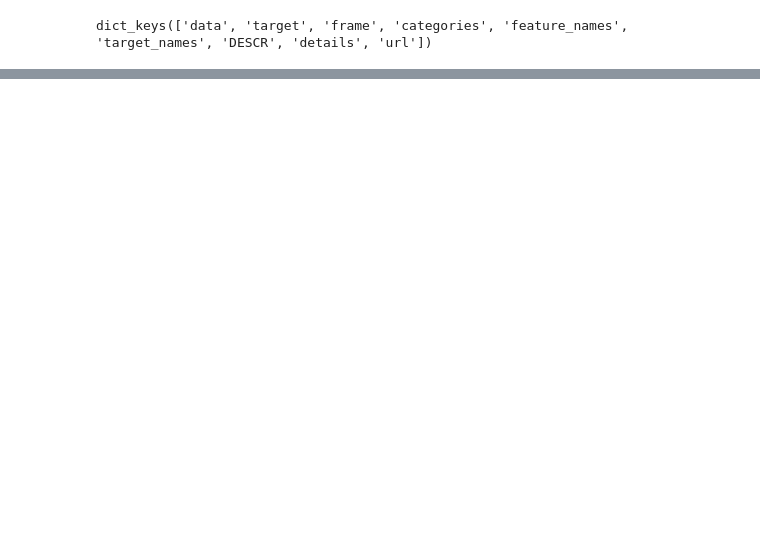
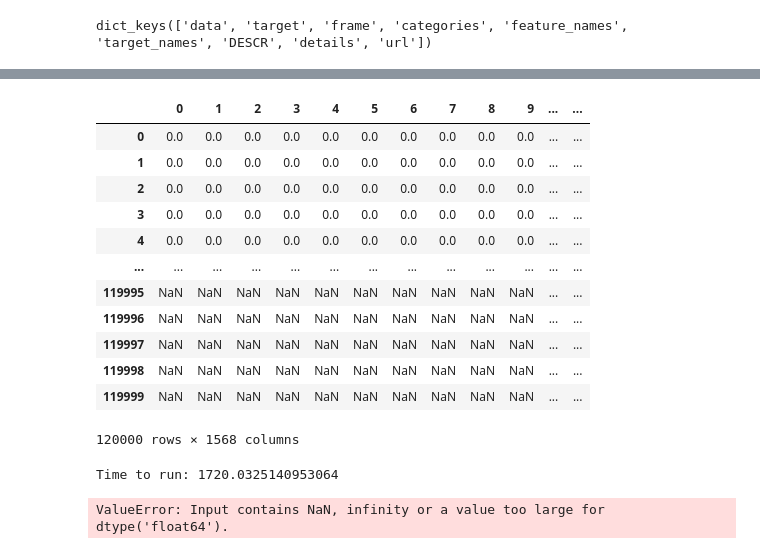
Before and after one commit to gloriahwoang/MNIST-Classification, a Jupyter notebook: MNIST_Part_II.ipynb, the cells around one changed output, grey strips where cells are left out. Saved outputs shown, nothing was run; the diff lists cells and outputs as text; code cells hidden in the pictures; blank space fills up the shorter version.

```diff
--- a/MNIST_Part_II.ipynb
+++ b/MNIST_Part_II.ipynb
@@ -58,0 +69,58 @@ X_train, X_test, y_train, y_test = X[:60000], X[60000:], y[:60000], y[60000:]
+# %%
+trainX_aug
+# %% [output]
+|  | 0 | 1 | 2 | 3 | 4 | 5 | 6 | 7 | 8 | 9 | ... | ... |
+| 0 | 0.0 | 0.0 | 0.0 | 0.0 | 0.0 | 0.0 | 0.0 | 0.0 | 0.0 | 0.0 | ... | ... |
+| 1 | 0.0 | 0.0 | 0.0 | 0.0 | 0.0 | 0.0 | 0.0 | 0.0 | 0.0 | 0.0 | ... | ... |
+| 2 | 0.0 | 0.0 | 0.0 | 0.0 | 0.0 | 0.0 | 0.0 | 0.0 | 0.0 | 0.0 | ... | ... |
+| 3 | 0.0 | 0.0 | 0.0 | 0.0 | 0.0 | 0.0 | 0.0 | 0.0 | 0.0 | 0.0 | ... | ... |
+| 4 | 0.0 | 0.0 | 0.0 | 0.0 | 0.0 | 0.0 | 0.0 | 0.0 | 0.0 | 0.0 | ... | ... |
+| ... | ... | ... | ... | ... | ... | ... | ... | ... | ... | ... | ... | ... |
+| 119995 | NaN | NaN | NaN | NaN | NaN | NaN | NaN | NaN | NaN | NaN | ... | ... |
+| 119996 | NaN | NaN | NaN | NaN | NaN | NaN | NaN | NaN | NaN | NaN | ... | ... |
+| 119997 | NaN | NaN | NaN | NaN | NaN | NaN | NaN | NaN | NaN | NaN | ... | ... |
+| 119998 | NaN | NaN | NaN | NaN | NaN | NaN | NaN | NaN | NaN | NaN | ... | ... |
+| 119999 | NaN | NaN | NaN | NaN | NaN | NaN | NaN | NaN | NaN | NaN | ... | ... |
+120000 rows × 1568 columns
+# %%
+begin = time.time()
+trainX_aug = []
+trainY_aug = []
+
+for image, label in zip(np.array(X_train), y_train):
+    #shift down
+    shift_image = shift(image.reshape((28,28)), [1,0], cval = 0, mode="constant")
+    shift_image = shift_image.reshape([-1])
+    trainX_aug.append(shift_image.round())
+    trainY_aug.append(label)
+    #shift up
+    shift_image = shift(image.reshape((28,28)), [-1,0], cval = 0, mode="constant")
+    shift_image = shift_image.reshape([-1])
+    trainX_aug.append(shift_image.round())
+    trainY_aug.append(label)
+    #shift right
+    shift_image = shift(image.reshape((28,28)), [0,1], cval = 0, mode="constant")
+    shift_image = shift_image.reshape([-1])
+    trainX_aug.append(shift_image.round())
+    trainY_aug.append(label)
+    #shift left
+    shift_image = shift(image.reshape((28,28)), [0,-1], cval = 0, mode="constant")
+    shift_image = shift_image.reshape([-1])
+    trainX_aug.append(shift_image.round())
+    trainY_aug.append(label)
+
+trainX_aug = pd.DataFrame(trainX_aug).append(X_train, ignore_index = True)
+trainY_aug = pd.Series(trainY_aug).append(y_train, ignore_index = True)
+end = time.time()
+print("Time to run:", end-begin)
+# %% [output]
+Time to run: 1720.0325140953064
+# %%
+# Check Accuracy on Test Data with k=3
+knn = KNeighborsClassifier(n_neighbors=3)
+knn.fit(trainX_aug, trainY_aug)
+y_test_hat=knn.predict(X_test)
+test_accuracy=accuracy_score(y_test,y_test_hat)*100
+print("Accuracy for our testing dataset with Data Augmentation is : {:.2f}%".format(test_accuracy) )
+# %% [output]
+ValueError: Input contains NaN, infinity or a value too large for dtype('float64').
```
Also changed, not shown: parts of 12 cells of this notebook, 1 other file.
